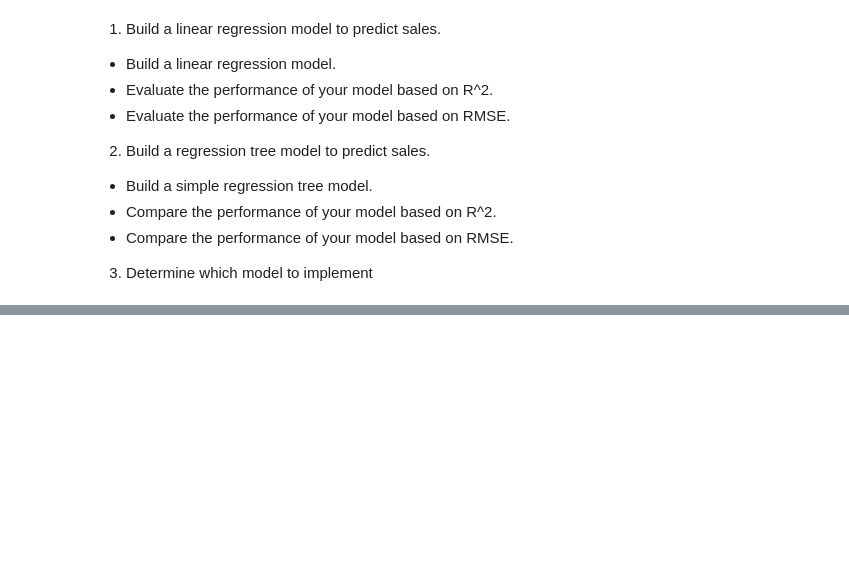
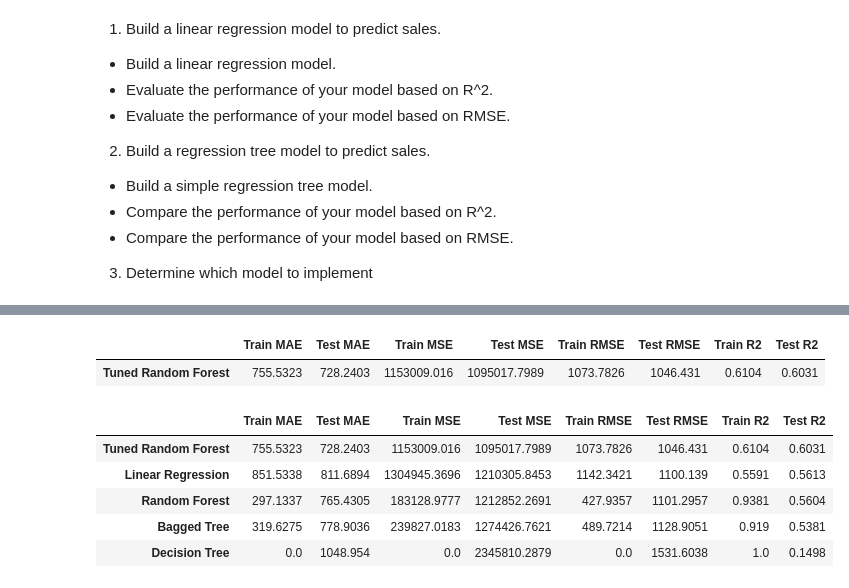
Before and after one commit to jaytrey777/Coding-Dojo-Project-1, a Jupyter notebook: Jason_Tracey_Big_Mart_Sales_Prediction_Data.ipynb, the cells around one changed output, grey strips where cells are left out. Drawn from its saved outputs; the diff is of its cells as text; code cells hidden in the pictures; blank space fills up the shorter version.

```diff
--- a/Jason_Tracey_Big_Mart_Sales_Prediction_Data.ipynb
+++ b/Jason_Tracey_Big_Mart_Sales_Prediction_Data.ipynb
@@ -1086,0 +1149,14 @@ score_df.sort_values(by = ['test_R2'], ascending = False)
+# %%
+depths = range(1, max(est_depths))
+max_depth_tuned_scores = pd.DataFrame(index=depths, columns=['Test Score'])
+counter = 1
+for depth in depths:
+    print(f'Now running iteration with {counter} depth')
+    max_depth_rf_model = RandomForestRegressor(random_state = 42, n_estimators = 140, max_depth=depth)
+    max_depth_rf_model_pipe = make_pipeline(preprocessor, max_depth_rf_model)
+    max_depth_rf_model_pipe.fit(X_train, y_train)
+    max_depth_tuned_scores.loc[depth, 'Train Score'] = max_depth_rf_model_pipe.score(X_train, y_train)
+    max_depth_tuned_scores.loc[depth, 'Test Score'] = max_depth_rf_model_pipe.score(X_test, y_test)
+    clear_output()
+    counter += 1
+max_depth_tuned_scores.head()
@@ -1086,0 +1170,3 @@ score_df.sort_values(by = ['test_R2'], ascending = False)
+# %%
+max_depth_tuned_scores = max_depth_tuned_scores.sort_values(by = 'Test Score', ascending = False)
+max_depth_tuned_scores.head(10)
@@ -1086,0 +1191,9 @@ score_df.sort_values(by = ['test_R2'], ascending = False)
+# %%
+# Save the index value of the best test score.
+best_n_estimators = n_estimators_tuned_scores.index[0]
+best_max_depth = max_depth_tuned_scores.index[0]
+
+# Instantiate and fit the best version of the model
+tuned_random_forest = RandomForestRegressor(max_depth = best_max_depth, n_estimators = best_n_estimators, random_state = 42)
+tuned_random_forest_pipeline = make_pipeline(preprocessor, tuned_random_forest)
+tuned_random_forest_pipeline.fit(X_train, y_train)
@@ -1086,0 +1218,24 @@ score_df.sort_values(by = ['test_R2'], ascending = False)
+# %%
+#Create predictions using data sets
+tuned_random_forest_train_predictions = tuned_random_forest_pipeline.predict(X_train)
+tuned_random_forest_test_predictions = tuned_random_forest_pipeline.predict(X_test)
+
+## Display the Model's metrics
+tuned_random_forest_scores = model_metrics(tuned_random_forest_pipeline, X_train, y_train, X_test, y_test, model_name='Tuned Random Forest')
+tuned_random_forest_scores
+# %% [output]
+|  | Train MAE | Test MAE | Train MSE | Test MSE | Train RMSE | Test RMSE | Train R2 | Test R2 |
+| Tuned Random Forest | 755.5323 | 728.2403 | 1153009.016 | 1095017.7989 | 1073.7826 | 1046.431 | 0.6104 | 0.6031 |
+# %%
+#combine all scores in a table for reference
+score_df = pd.concat([score_df, tuned_random_forest_scores])
+
+#Sort by the testing R-Squared Value
+score_df.sort_values(by = ['Test R2'], ascending = False)
+# %% [output]
+|  | Train MAE | Test MAE | Train MSE | Test MSE | Train RMSE | Test RMSE | Train R2 | Test R2 |
+| Tuned Random Forest | 755.5323 | 728.2403 | 1153009.016 | 1095017.7989 | 1073.7826 | 1046.431 | 0.6104 | 0.6031 |
+| Linear Regression | 851.5338 | 811.6894 | 1304945.3696 | 1210305.8453 | 1142.3421 | 1100.139 | 0.5591 | 0.5613 |
+| Random Forest | 297.1337 | 765.4305 | 183128.9777 | 1212852.2691 | 427.9357 | 1101.2957 | 0.9381 | 0.5604 |
+| Bagged Tree | 319.6275 | 778.9036 | 239827.0183 | 1274426.7621 | 489.7214 | 1128.9051 | 0.919 | 0.5381 |
+| Decision Tree | 0.0 | 1048.954 | 0.0 | 2345810.2879 | 0.0 | 1531.6038 | 1.0 | 0.1498 |
```
Also changed, not shown: parts of 31 cells of this notebook.
